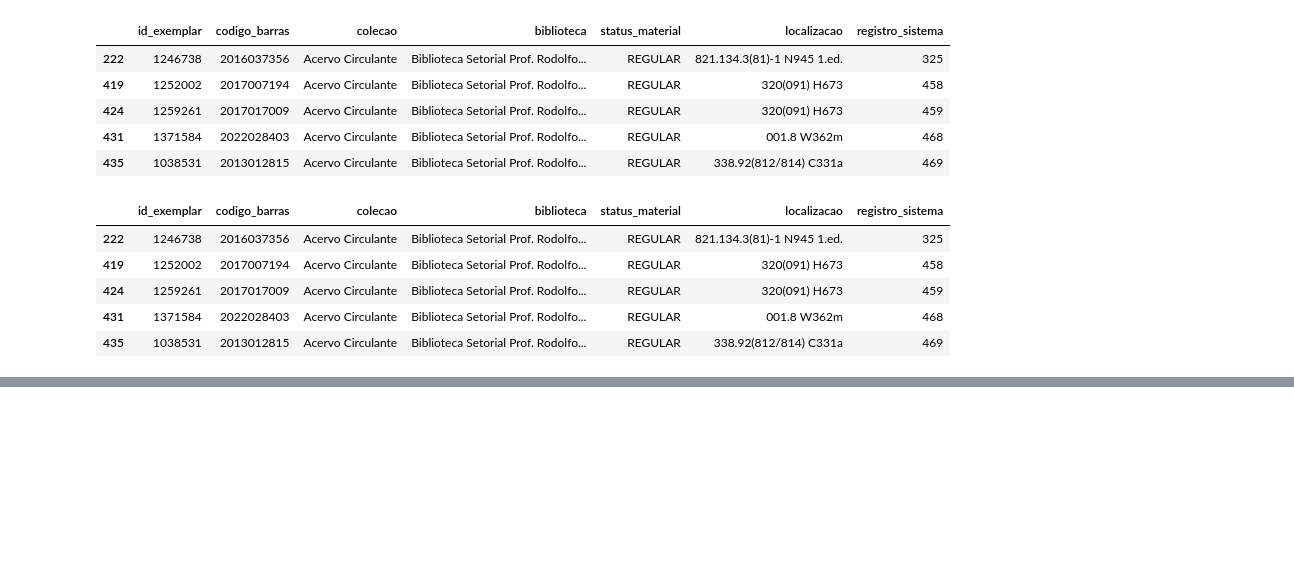
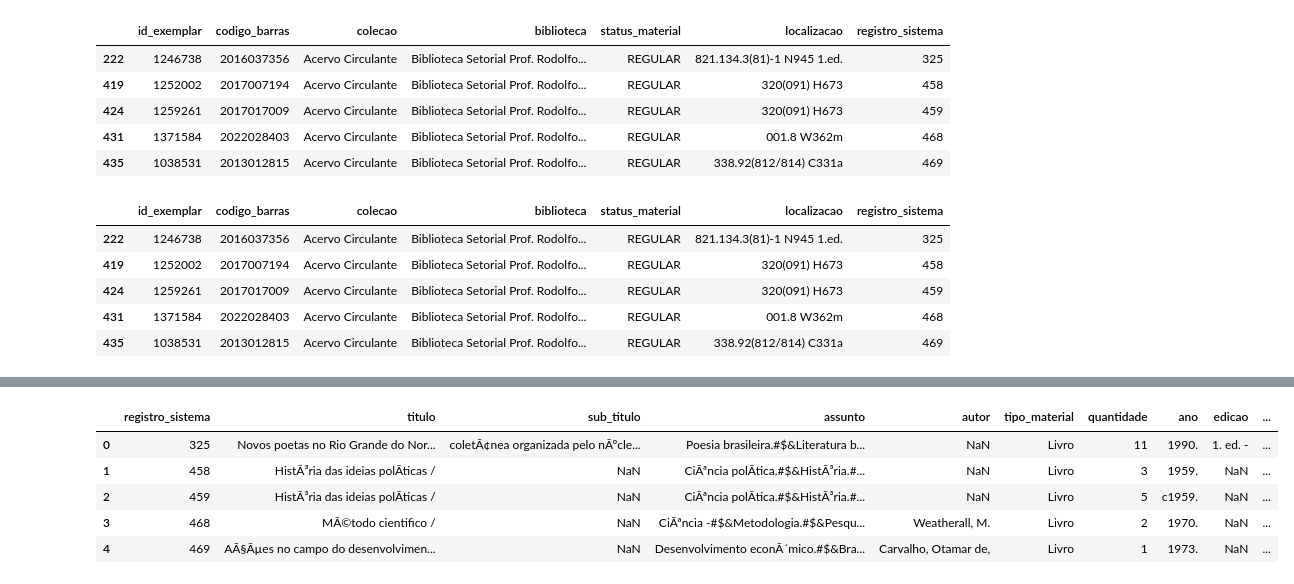
Before and after one commit to gugucazhiz/biblioteca, a Jupyter notebook: filter.ipynb, the cells around one changed output, grey strips where cells are left out. Cells and saved outputs as stored; diff of their text form; code cells hidden in the pictures; blank space fills up the shorter version.

```diff
--- a/filter.ipynb
+++ b/filter.ipynb
@@ -75,3 +84,16 @@ juncao = livros.merge(macaiba_sem_dup,on="registro_sistema",how="inner")
 juncao.head()
 
 juncao.to_excel("juncao.xlsx",index=False,engine="openpyxl")
+# %%
+#Trabalhando diretamente com o csv ao inves de excel
+
+df4 = pd.read_csv(
+    Path.cwd() / 'bd/biblioteca.csv',
+    sep=",",
+    encoding="latin1"
+)
+#todo o procedimento de antes mas feito em somente uma celula
+csv_macaiba = df4[(df4["biblioteca"] == "Biblioteca Setorial Prof. Rodolfo Helinski - Escola AgrÃ­cola de JundiaÃ­ - EAJ - Macaiba")]
+csv_macaiba = csv_macaiba.drop_duplicates(subset="registro_sistema",keep="first")
+csv_macaiba.to_csv("biblioteca_macaiba.csv",index=False,encoding="latin1")
+csv_macaiba.head()
@@ -77,0 +107,19 @@ juncao.to_excel("juncao.xlsx",index=False,engine="openpyxl")
+# %%
+df5 = pd.read_csv(
+    Path.cwd() / "bd/livros.csv",
+    sep=";",
+    encoding="latin1",
+    engine="python"
+)
+
+df5 = df5.merge(csv_macaiba,on="registro_sistema",how="inner")
+
+df5.to_csv("juncao_csv.csv",index=False,encoding="latin1")
+df5.head()
+# %% [output]
+|  | registro_sistema | titulo | sub_titulo | assunto | autor | tipo_material | quantidade | ano | edicao | ... |
+| 0 | 325 | Novos poetas no Rio Grande do Nor... | coletÃ¢nea organizada pelo nÃºcle... | Poesia brasileira.#$&Literatura b... | NaN | Livro | 11 | 1990. | 1. ed. - | ... |
+| 1 | 458 | HistÃ³ria das ideias polÃ­ticas / | NaN | CiÃªncia polÃ­tica.#$&HistÃ³ria.#... | NaN | Livro | 3 | 1959. | NaN | ... |
+| 2 | 459 | HistÃ³ria das ideias polÃ­ticas / | NaN | CiÃªncia polÃ­tica.#$&HistÃ³ria.#... | NaN | Livro | 5 | c1959. | NaN | ... |
+| 3 | 468 | MÃ©todo cientifico / | NaN | CiÃªncia -#$&Metodologia.#$&Pesqu... | Weatherall, M. | Livro | 2 | 1970. | NaN | ... |
+| 4 | 469 | AÃ§Ãµes no campo do desenvolvimen... | NaN | Desenvolvimento econÃ´mico.#$&Bra... | Carvalho, Otamar de, | Livro | 1 | 1973. | NaN | ... |
```
Also changed, not shown: parts of 3 cells of this notebook, 6 other files.
